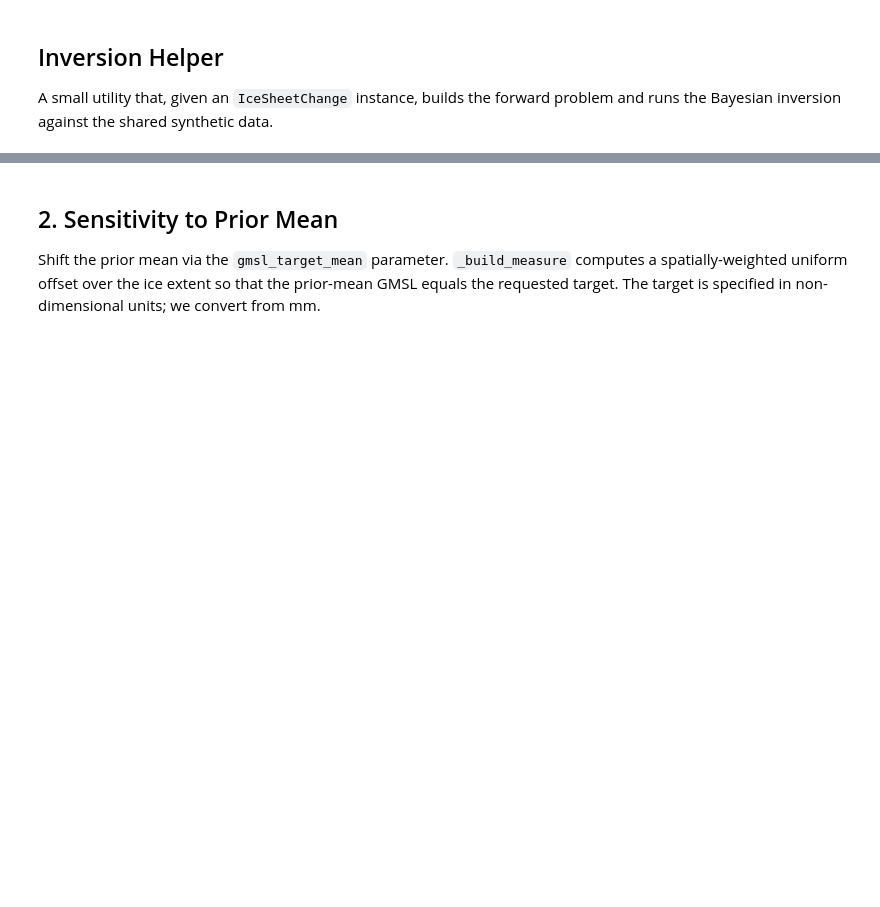
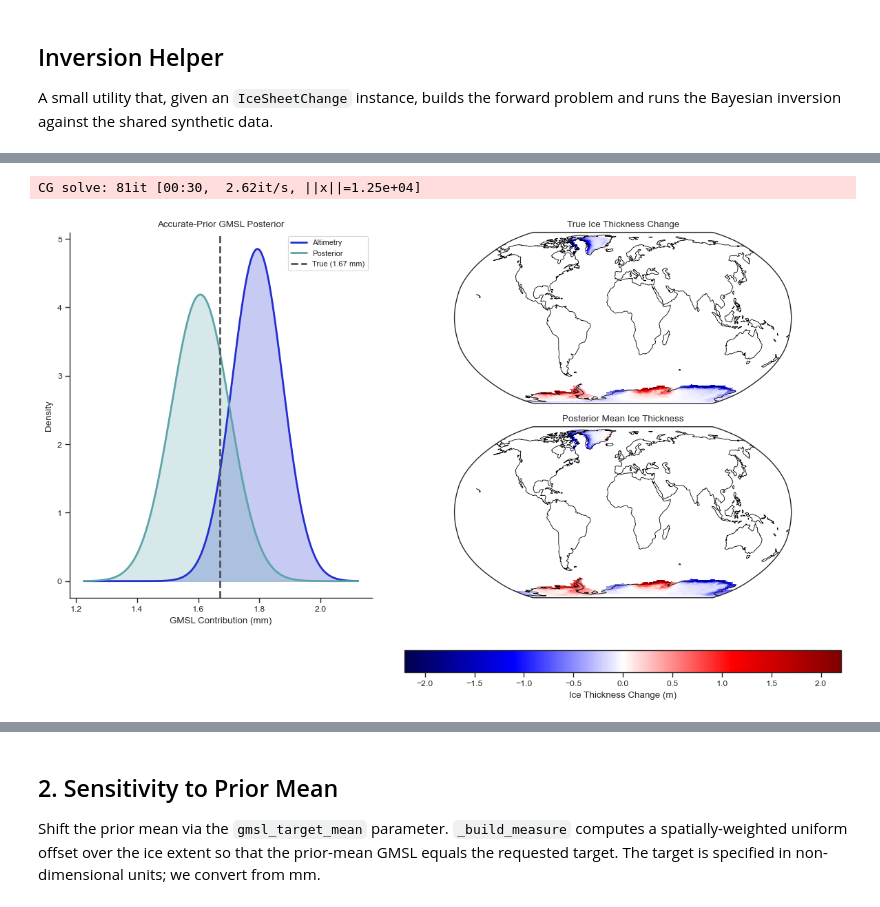
Before and after one commit to 0thomasholland/Part_III_Project, a Jupyter notebook: notebooks/07 - Inversion Sensitivity.ipynb, the cells around one changed output, grey strips where cells are left out. Saved outputs shown, nothing was run; the diff lists cells and outputs as text; code cells hidden in the pictures; blank space fills up the shorter version.

```diff
--- a/notebooks/07 - Inversion Sensitivity.ipynb
+++ b/notebooks/07 - Inversion Sensitivity.ipynb
@@ -408,0 +421,13 @@ def plot_gmsl_sensitivity(
+# %%
+# Baseline inversion with the same prior settings used to generate truth
+posterior_true, prior_true = run_inversion(truth_ice_change)
+
+# Posterior in GMSL space
+GMSL_post_true = posterior_true.affine_mapping(operator=B)
+post_mean_true = GMSL_post_true.expectation[0]
+post_std_true = np.sqrt(
+    GMSL_post_true.covariance.matrix(dense=True)[0, 0]
+)
+# %% [output]
+CG solve: 81it [00:30,  2.62it/s, ||x||=1.25e+04]
+[figure, added]
```
Also changed, not shown: parts of 11 cells of this notebook, 14 other files.
